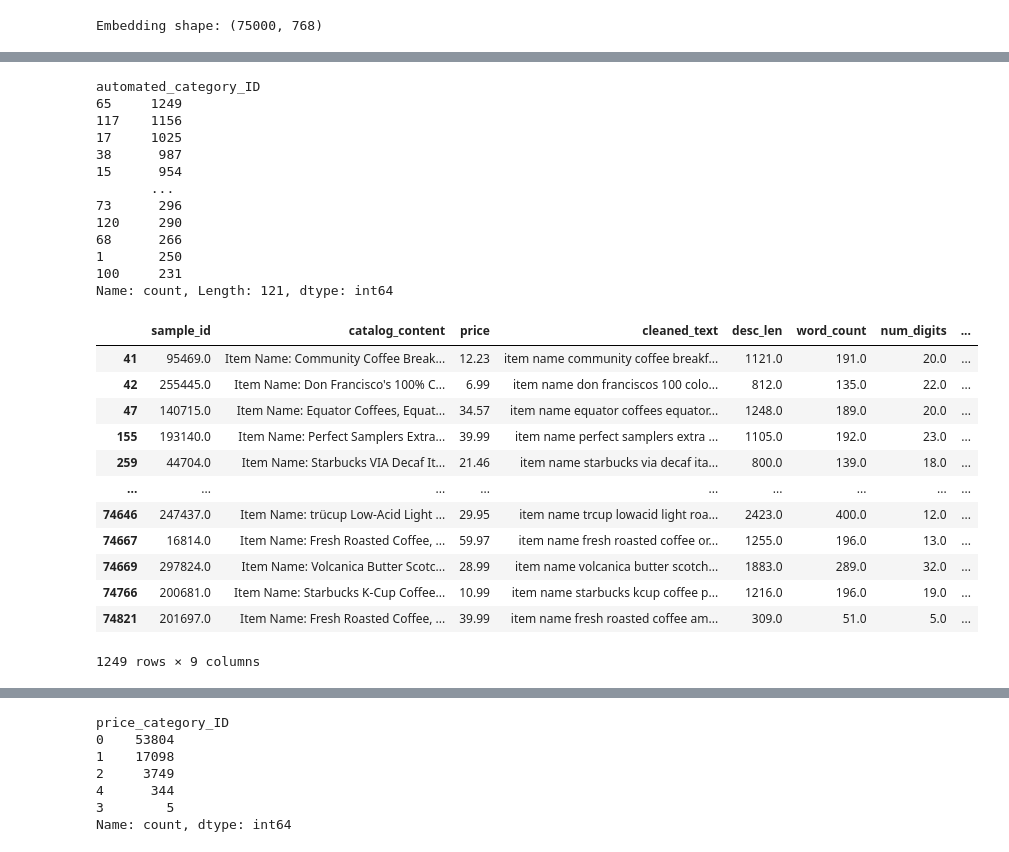
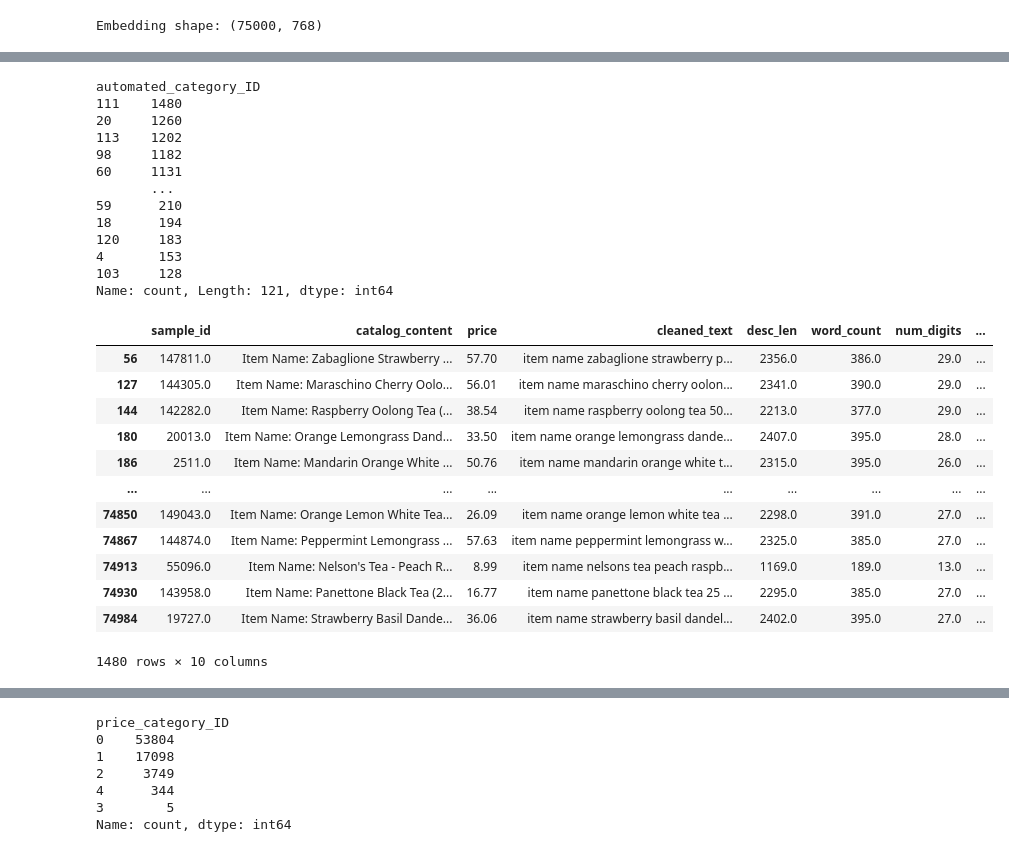
Before and after one commit to akshatsinha2027/SmartCatalogAI, a Jupyter notebook: BERT.ipynb, the cells around one changed output, grey strips where cells are left out. Cells and saved outputs as stored; diff of their text form; code cells hidden in the pictures.

```diff
--- a/BERT.ipynb
+++ b/BERT.ipynb
@@ -98,7 +98,7 @@ df["num_digits"]=df["cleaned_text"].str.count(r"\d")
 # %%
 from sklearn.decomposition import PCA
 from sklearn.cluster import KMeans
-#pca=PCA(n_components=300,random_state=42)
-#x_pca=pca.fit_transform(embeddings)
+pca=PCA(n_components=300,random_state=42)
+x_pca=pca.fit_transform(embeddings2)
 kmeans=KMeans(n_clusters=121,random_state=42)
-df['automated_category_ID']=kmeans.fit_predict(embeddings)
+df['automated_category_ID']=kmeans.fit_predict(x_pca)
@@ -109,0 +105,2 @@ To disable this warning, you can either:
+# %%
+df['category_mean_price']=df.groupby('automated_category_ID')['price'].transform('median')
@@ -113,32 +138,32 @@ df['price_category_ID']=KMeans(n_clusters=5,random_state=42).fit_predict(df[['pr
 df['automated_category_ID'].value_counts()
 # %% [output]
 automated_category_ID
-65     1249
-117    1156
-17     1025
-38      987
-15      954
+111    1480
+20     1260
+113    1202
+98     1182
+60     1131
        ...
-73      296
-120     290
-68      266
-1       250
-100     231
+59      210
+18      194
+120     183
+4       153
+103     128
 Name: count, Length: 121, dtype: int64
 # %%
-df.where(df['automated_category_ID']==65).dropna()
+df.where(df['automated_category_ID']==111).dropna()
 # %% [output]
 |  | sample_id | catalog_content | price | cleaned_text | desc_len | word_count | num_digits | ... |
-| 41 | 95469.0 | Item Name: Community Coffee Break... | 12.23 | item name community coffee breakf... | 1121.0 | 191.0 | 20.0 | ... |
-| 42 | 255445.0 | Item Name: Don Francisco's 100% C... | 6.99 | item name don franciscos 100 colo... | 812.0 | 135.0 | 22.0 | ... |
-| 47 | 140715.0 | Item Name: Equator Coffees, Equat... | 34.57 | item name equator coffees equator... | 1248.0 | 189.0 | 20.0 | ... |
-| 155 | 193140.0 | Item Name: Perfect Samplers Extra... | 39.99 | item name perfect samplers extra ... | 1105.0 | 192.0 | 23.0 | ... |
-| 259 | 44704.0 | Item Name: Starbucks VIA Decaf It... | 21.46 | item name starbucks via decaf ita... | 800.0 | 139.0 | 18.0 | ... |
+| 56 | 147811.0 | Item Name: Zabaglione Strawberry ... | 57.70 | item name zabaglione strawberry p... | 2356.0 | 386.0 | 29.0 | ... |
+| 127 | 144305.0 | Item Name: Maraschino Cherry Oolo... | 56.01 | item name maraschino cherry oolon... | 2341.0 | 390.0 | 29.0 | ... |
+| 144 | 142282.0 | Item Name: Raspberry Oolong Tea (... | 38.54 | item name raspberry oolong tea 50... | 2213.0 | 377.0 | 29.0 | ... |
+| 180 | 20013.0 | Item Name: Orange Lemongrass Dand... | 33.50 | item name orange lemongrass dande... | 2407.0 | 395.0 | 28.0 | ... |
+| 186 | 2511.0 | Item Name: Mandarin Orange White ... | 50.76 | item name mandarin orange white t... | 2315.0 | 395.0 | 26.0 | ... |
 | ... | ... | ... | ... | ... | ... | ... | ... | ... |
-| 74646 | 247437.0 | Item Name: trücup Low-Acid Light ... | 29.95 | item name trcup lowacid light roa... | 2423.0 | 400.0 | 12.0 | ... |
-| 74667 | 16814.0 | Item Name: Fresh Roasted Coffee, ... | 59.97 | item name fresh roasted coffee or... | 1255.0 | 196.0 | 13.0 | ... |
-| 74669 | 297824.0 | Item Name: Volcanica Butter Scotc... | 28.99 | item name volcanica butter scotch... | 1883.0 | 289.0 | 32.0 | ... |
-| 74766 | 200681.0 | Item Name: Starbucks K-Cup Coffee... | 10.99 | item name starbucks kcup coffee p... | 1216.0 | 196.0 | 19.0 | ... |
-| 74821 | 201697.0 | Item Name: Fresh Roasted Coffee, ... | 39.99 | item name fresh roasted coffee am... | 309.0 | 51.0 | 5.0 | ... |
+| 74850 | 149043.0 | Item Name: Orange Lemon White Tea... | 26.09 | item name orange lemon white tea ... | 2298.0 | 391.0 | 27.0 | ... |
+| 74867 | 144874.0 | Item Name: Peppermint Lemongrass ... | 57.63 | item name peppermint lemongrass w... | 2325.0 | 385.0 | 27.0 | ... |
+| 74913 | 55096.0 | Item Name: Nelson's Tea - Peach R... | 8.99 | item name nelsons tea peach raspb... | 1169.0 | 189.0 | 13.0 | ... |
+| 74930 | 143958.0 | Item Name: Panettone Black Tea (2... | 16.77 | item name panettone black tea 25 ... | 2295.0 | 385.0 | 27.0 | ... |
+| 74984 | 19727.0 | Item Name: Strawberry Basil Dande... | 36.06 | item name strawberry basil dandel... | 2402.0 | 395.0 | 27.0 | ... |
-1249 rows × 9 columns
+1480 rows × 10 columns
 # %%
```
Also changed, not shown: parts of 33 cells of this notebook.
